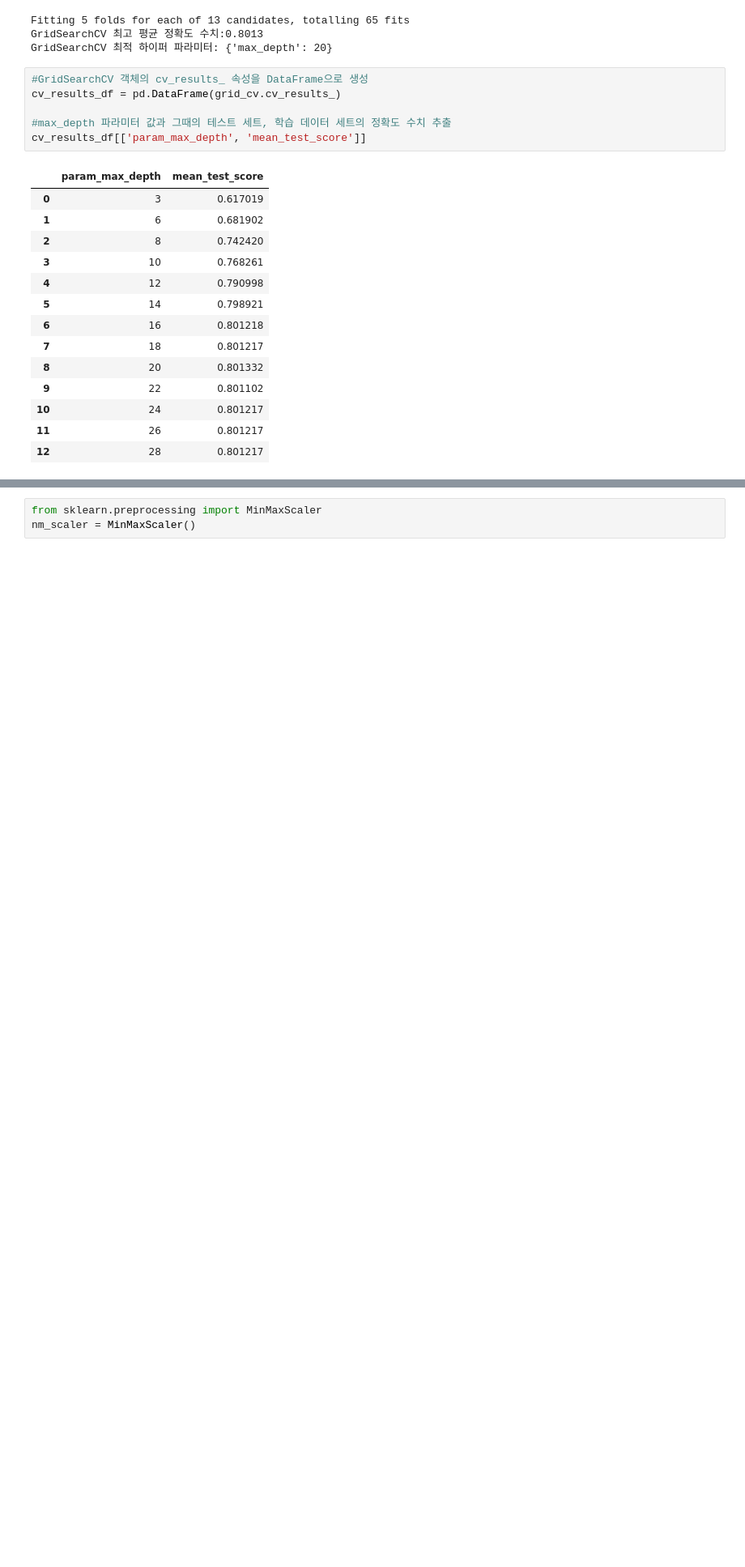
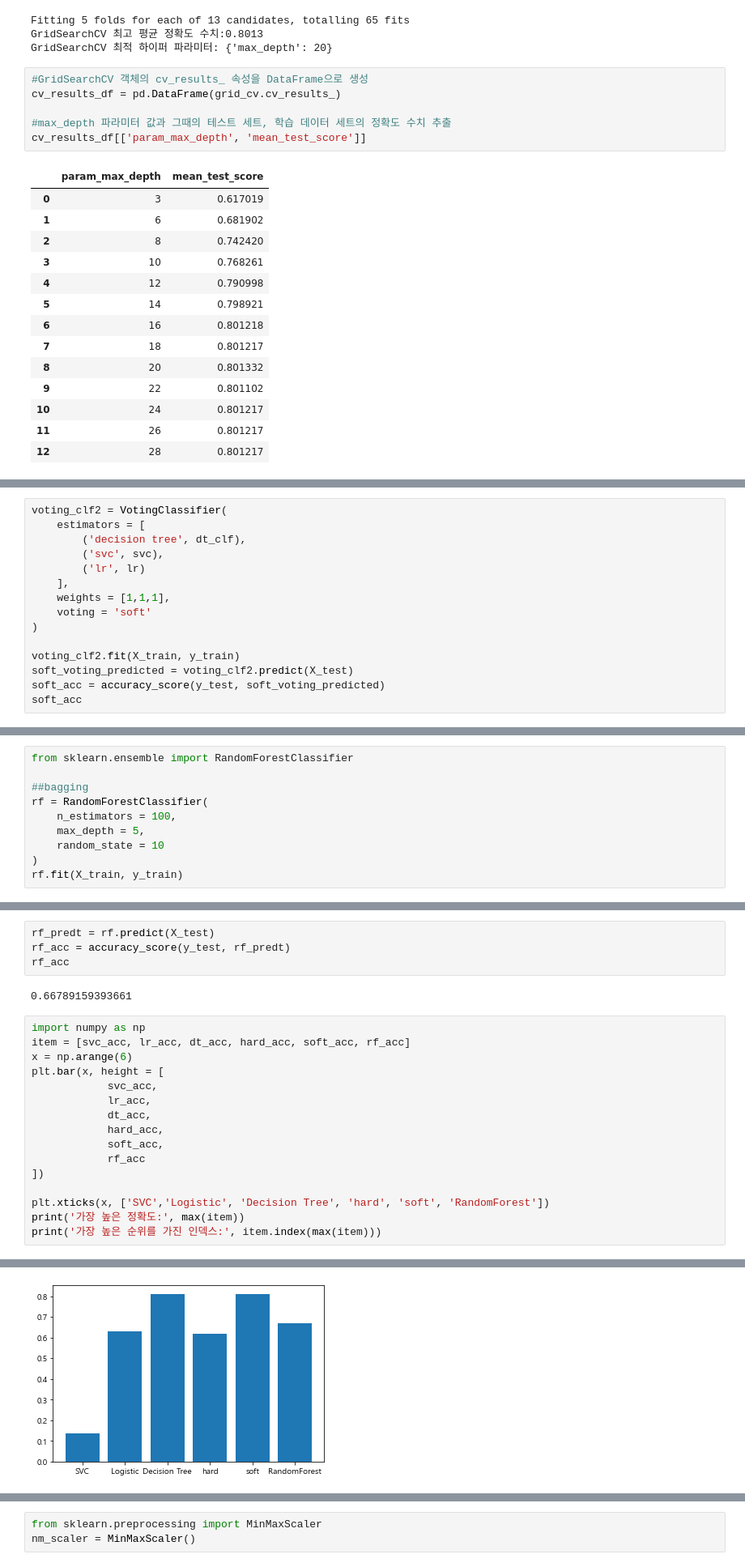
Before and after one commit to Shin-Sangseok/ShoppingMallAdd, a Jupyter notebook: Shop.ipynb, the cells around one changed output, grey strips where cells are left out. Shown at 81% size. Saved outputs shown, nothing was run; the diff lists cells and outputs as text; blank space fills up the shorter version.

Commit message:
분류 기법
SVC, LogisticRegression, Decision Tree, Hard Voting, Soft Voting, RandomForest로
확인해본 결과 81%로 Soft Voting이 가장 높았고, 두번째로는 80%로 Decision Tree가 높았다.

```diff
--- a/Shop.ipynb
+++ b/Shop.ipynb
@@ -335,0 +444,15 @@ print('결정 트리 예측 정확도:{0:.4f}'.format(accuracy))
+# %%
+voting_clf2 = VotingClassifier(
+    estimators = [
+        ('decision tree', dt_clf),
+        ('svc', svc),
+        ('lr', lr)
+    ],
+    weights = [1,1,1],
+    voting = 'soft'
+)
+
+voting_clf2.fit(X_train, y_train)
+soft_voting_predicted = voting_clf2.predict(X_test)
+soft_acc = accuracy_score(y_test, soft_voting_predicted)
+soft_acc
@@ -335,0 +461,10 @@ print('결정 트리 예측 정확도:{0:.4f}'.format(accuracy))
+# %%
+from sklearn.ensemble import RandomForestClassifier
+
+##bagging
+rf = RandomForestClassifier(
+    n_estimators = 100,
+    max_depth = 5,
+    random_state = 10
+)
+rf.fit(X_train, y_train)
@@ -335,0 +473,23 @@ print('결정 트리 예측 정확도:{0:.4f}'.format(accuracy))
+# %%
+rf_predt = rf.predict(X_test)
+rf_acc = accuracy_score(y_test, rf_predt)
+rf_acc
+# %% [output]
+0.66789159393661
+# %%
+import numpy as np
+item = [svc_acc, lr_acc, dt_acc, hard_acc, soft_acc, rf_acc]
+x = np.arange(6)
+plt.bar(x, height = [
+            svc_acc,
+            lr_acc,
+            dt_acc,
+            hard_acc,
+            soft_acc,
+            rf_acc
+])
+
+plt.xticks(x, ['SVC','Logistic', 'Decision Tree', 'hard', 'soft', 'RandomForest'])
+print('가장 높은 정확도:', max(item))
+print('가장 높은 순위를 가진 인덱스:', item.index(max(item)))
+# %% [output]
@@ -336,3 +498,4 @@ print('결정 트리 예측 정확도:{0:.4f}'.format(accuracy))
+[figure, added]
 # %%
 import seaborn as sns
 
```
Also changed, not shown: parts of 34 cells of this notebook.
